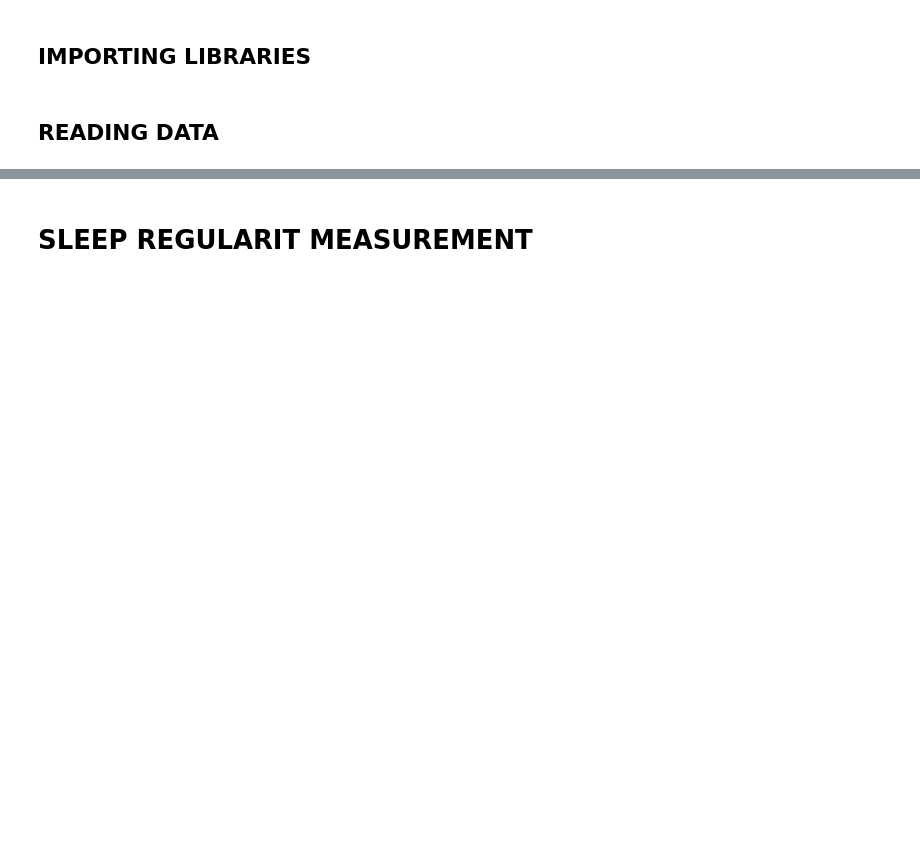
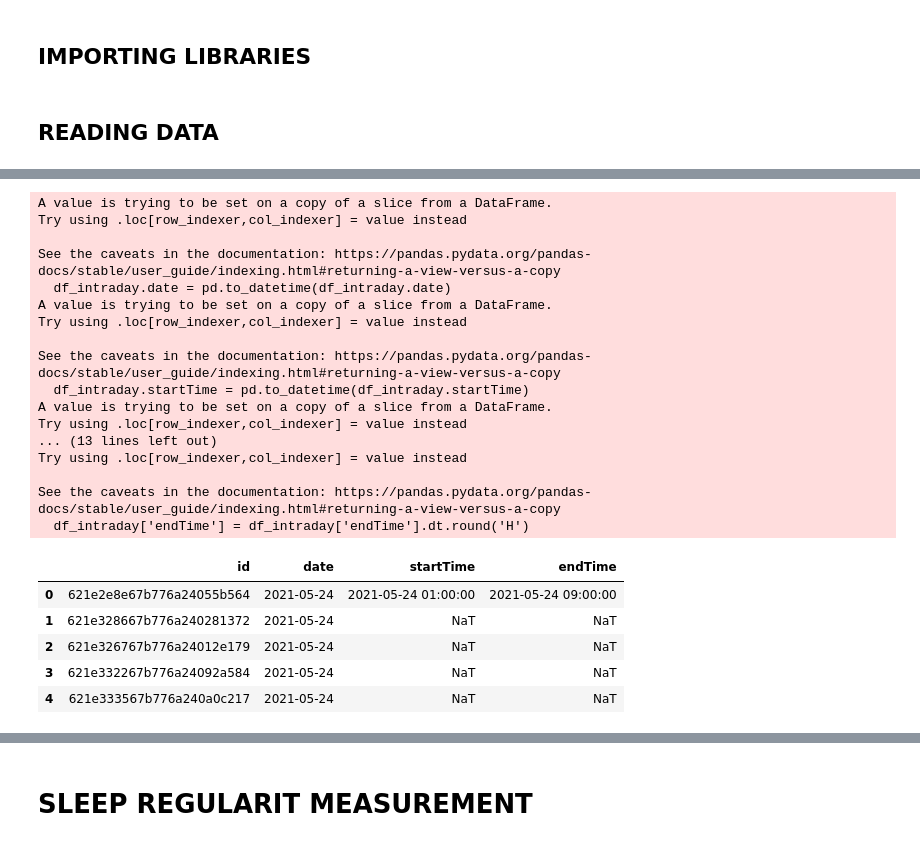
Before and after one commit to kcristinaa/RAIS-miniproject, a Jupyter notebook: notebooks_feature_engineering/sleep_regularity_measurement.ipynb, the cells around one changed output, grey strips where cells are left out. Saved outputs shown, nothing was run; the diff lists cells and outputs as text; code cells hidden in the pictures; blank space fills up the shorter version.

```diff
--- a/notebooks_feature_engineering/sleep_regularity_measurement.ipynb
+++ b/notebooks_feature_engineering/sleep_regularity_measurement.ipynb
@@ -45,0 +46,34 @@ df_sleep.head()
+# %%
+# Calculate sleep time ranges per day
+df_intraday = df_sleep[['id', 'date', 'startTime', 'endTime']]
+df_intraday.date = pd.to_datetime(df_intraday.date)
+df_intraday.startTime = pd.to_datetime(df_intraday.startTime)
+df_intraday.endTime = pd.to_datetime(df_intraday.endTime)
+df_intraday.drop_duplicates(subset=['date', 'id'], inplace=True)
+df_intraday['startTime'] = df_intraday['startTime'].dt.round('H')
+df_intraday['endTime'] = df_intraday['endTime'].dt.round('H')
+df_intraday.head()
+# %% [output]
+A value is trying to be set on a copy of a slice from a DataFrame.
+Try using .loc[row_indexer,col_indexer] = value instead
+
+See the caveats in the documentation: https://pandas.pydata.org/pandas-docs/stable/user_guide/indexing.html#returning-a-view-versus-a-copy
+  df_intraday.date = pd.to_datetime(df_intraday.date)
+A value is trying to be set on a copy of a slice from a DataFrame.
+Try using .loc[row_indexer,col_indexer] = value instead
+
+See the caveats in the documentation: https://pandas.pydata.org/pandas-docs/stable/user_guide/indexing.html#returning-a-view-versus-a-copy
+  df_intraday.startTime = pd.to_datetime(df_intraday.startTime)
+A value is trying to be set on a copy of a slice from a DataFrame.
+Try using .loc[row_indexer,col_indexer] = value instead
+... (13 lines left out)
+Try using .loc[row_indexer,col_indexer] = value instead
+
+See the caveats in the documentation: https://pandas.pydata.org/pandas-docs/stable/user_guide/indexing.html#returning-a-view-versus-a-copy
+  df_intraday['endTime'] = df_intraday['endTime'].dt.round('H')
+|  | id | date | startTime | endTime |
+| 0 | 621e2e8e67b776a24055b564 | 2021-05-24 | 2021-05-24 01:00:00 | 2021-05-24 09:00:00 |
+| 1 | 621e328667b776a240281372 | 2021-05-24 | NaT | NaT |
+| 2 | 621e326767b776a24012e179 | 2021-05-24 | NaT | NaT |
+| 3 | 621e332267b776a24092a584 | 2021-05-24 | NaT | NaT |
+| 4 | 621e333567b776a240a0c217 | 2021-05-24 | NaT | NaT |
```
Also changed, not shown: parts of 19 cells of this notebook, 5 other files.
